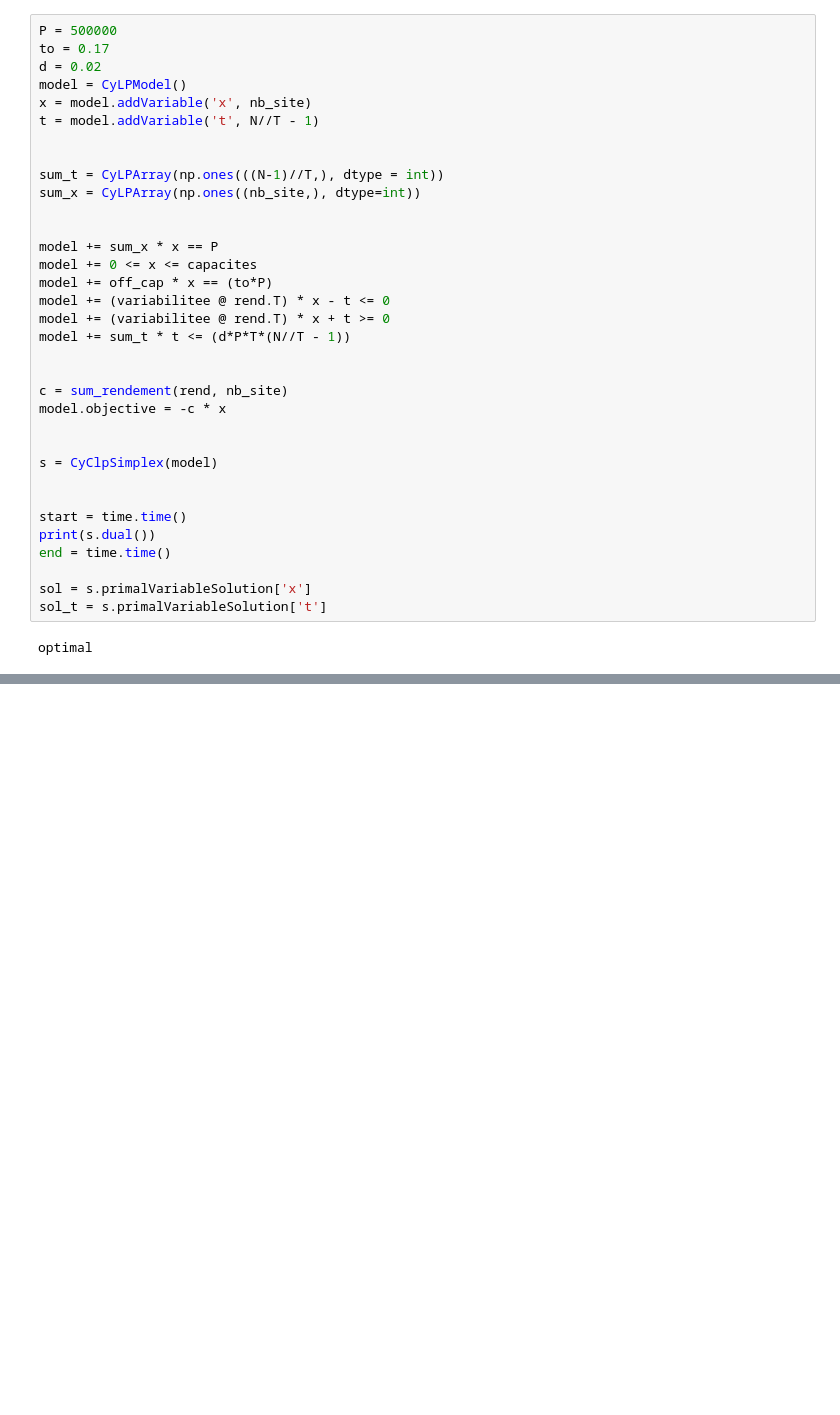
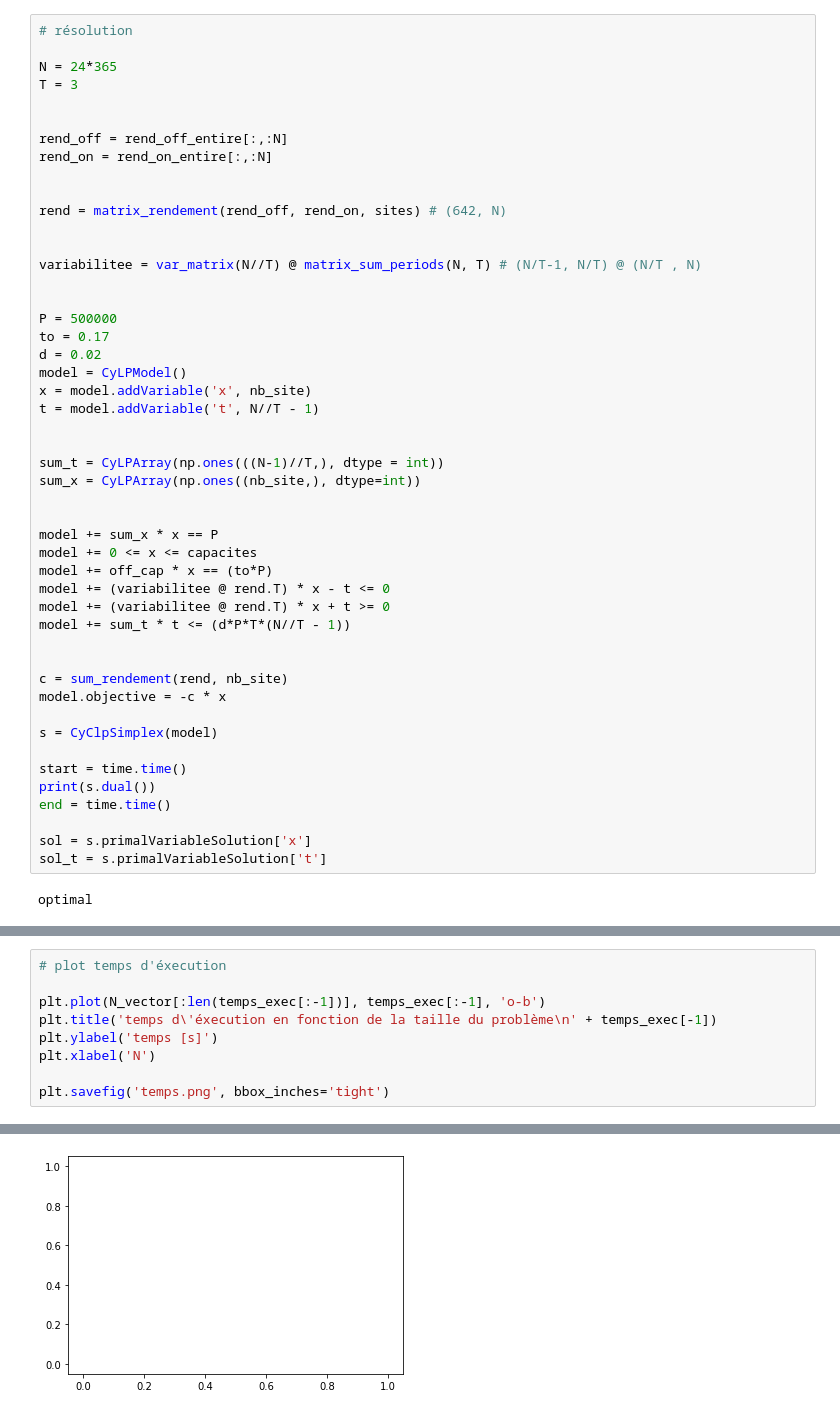
Before and after one commit to Zepp176/Projet_optimisation, a Jupyter notebook: projet v3.ipynb, the cells around one changed output, grey strips where cells are left out. Drawn from its saved outputs; the diff is of its cells as text; blank space fills up the shorter version.

```diff
--- a/projet v3.ipynb
+++ b/projet v3.ipynb
@@ -73,4 +67,20 @@ variabilitee = var_matrix(N//T) @ matrix_sum_periods(N, T) # (N/T-1, N/T) @ (N/T
 # %%
+# résolution
+
+N = 24*365
+T = 3
+
+
+rend_off = rend_off_entire[:,:N]
+rend_on = rend_on_entire[:,:N]
+
+
+rend = matrix_rendement(rend_off, rend_on, sites) # (642, N)
+
+
+variabilitee = var_matrix(N//T) @ matrix_sum_periods(N, T) # (N/T-1, N/T) @ (N/T , N)
+
+
 P = 500000
 to = 0.17
 d = 0.02
@@ -94,9 +104,7 @@ model += sum_t * t <= (d*P*T*(N//T - 1))
 c = sum_rendement(rend, nb_site)
 model.objective = -c * x
 
-
 s = CyClpSimplex(model)
-
 
 start = time.time()
 print(s.dual())
@@ -162,0 +244,10 @@ fig_sol.show()
+# %%
+# plot temps d'éxecution
+
+plt.plot(N_vector[:len(temps_exec[:-1])], temps_exec[:-1], 'o-b')
+plt.title('temps d\'éxecution en fonction de la taille du problème\n' + temps_exec[-1])
+plt.ylabel('temps [s]')
+plt.xlabel('N')
+
+plt.savefig('temps.png', bbox_inches='tight')
+# %% [output]
@@ -162,0 +255 @@ fig_sol.show()
+[figure, added]
```
Also changed, not shown: parts of 10 cells of this notebook, 1 other file.
